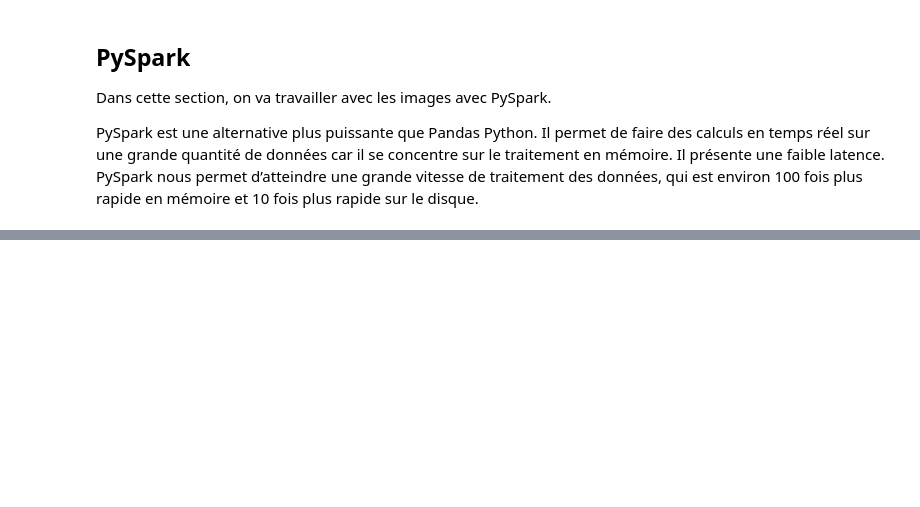
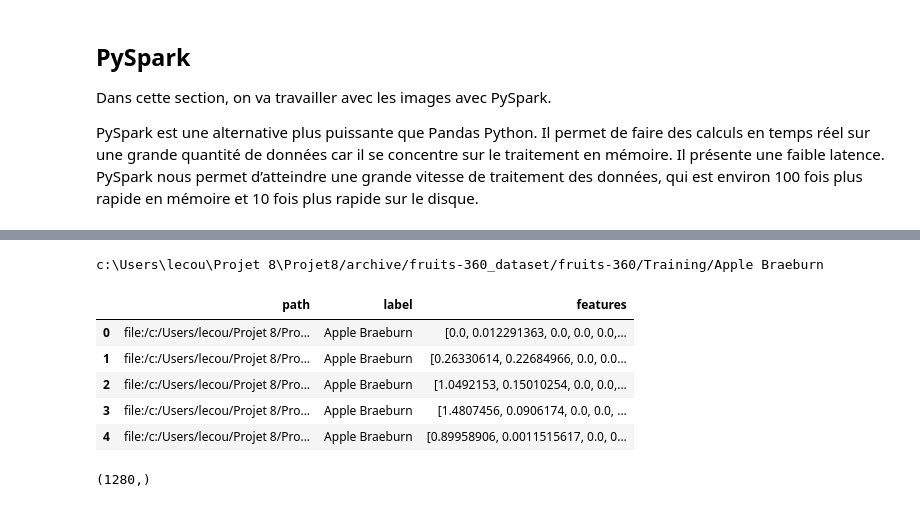
Before and after one commit to CecileLecoublet/Projet8, a Jupyter notebook: Projet 8.ipynb, the cells around one changed output, grey strips where cells are left out. Saved outputs shown, nothing was run; the diff lists cells and outputs as text; code cells hidden in the pictures; blank space fills up the shorter version.

```diff
--- a/Projet 8.ipynb
+++ b/Projet 8.ipynb
@@ -116,0 +71,7 @@ PythonRDD[8] at RDD at PythonRDD.scala:53
+# %%
+PATH = os.getcwd()
+PATH_Data = PATH+'/archive/fruits-360_dataset/fruits-360/Test/Apple Braeburn'
+PATH_Result = PATH+'/archive/fruits-360_dataset/fruits-360/Training/Apple Braeburn'
+print('PATH:        '+\
+      PATH+'\nPATH_Data:   '+\
+      PATH_Data+'\nPATH_Result: '+PATH_Result)
@@ -116,0 +223,4 @@ PythonRDD[8] at RDD at PythonRDD.scala:53
+# %%
+print(PATH_Result)
+# %% [output]
+c:\Users\lecou\Projet 8\Projet8/archive/fruits-360_dataset/fruits-360/Training/Apple Braeburn
@@ -116,0 +229,15 @@ PythonRDD[8] at RDD at PythonRDD.scala:53
+# %%
+df = pd.read_parquet(PATH_Result, engine='pyarrow')
+# %%
+df.head()
+# %% [output]
+|  | path | label | features |
+| 0 | file:/c:/Users/lecou/Projet 8/Pro... | Apple Braeburn | [0.0, 0.012291363, 0.0, 0.0, 0.0,... |
+| 1 | file:/c:/Users/lecou/Projet 8/Pro... | Apple Braeburn | [0.26330614, 0.22684966, 0.0, 0.0... |
+| 2 | file:/c:/Users/lecou/Projet 8/Pro... | Apple Braeburn | [1.0492153, 0.15010254, 0.0, 0.0,... |
+| 3 | file:/c:/Users/lecou/Projet 8/Pro... | Apple Braeburn | [1.4807456, 0.0906174, 0.0, 0.0, ... |
+| 4 | file:/c:/Users/lecou/Projet 8/Pro... | Apple Braeburn | [0.89958906, 0.0011515617, 0.0, 0... |
+# %%
+df.loc[0,'features'].shape
+# %% [output]
+(1280,)
```
Also changed, not shown: parts of 30 cells of this notebook, 1 other file.
